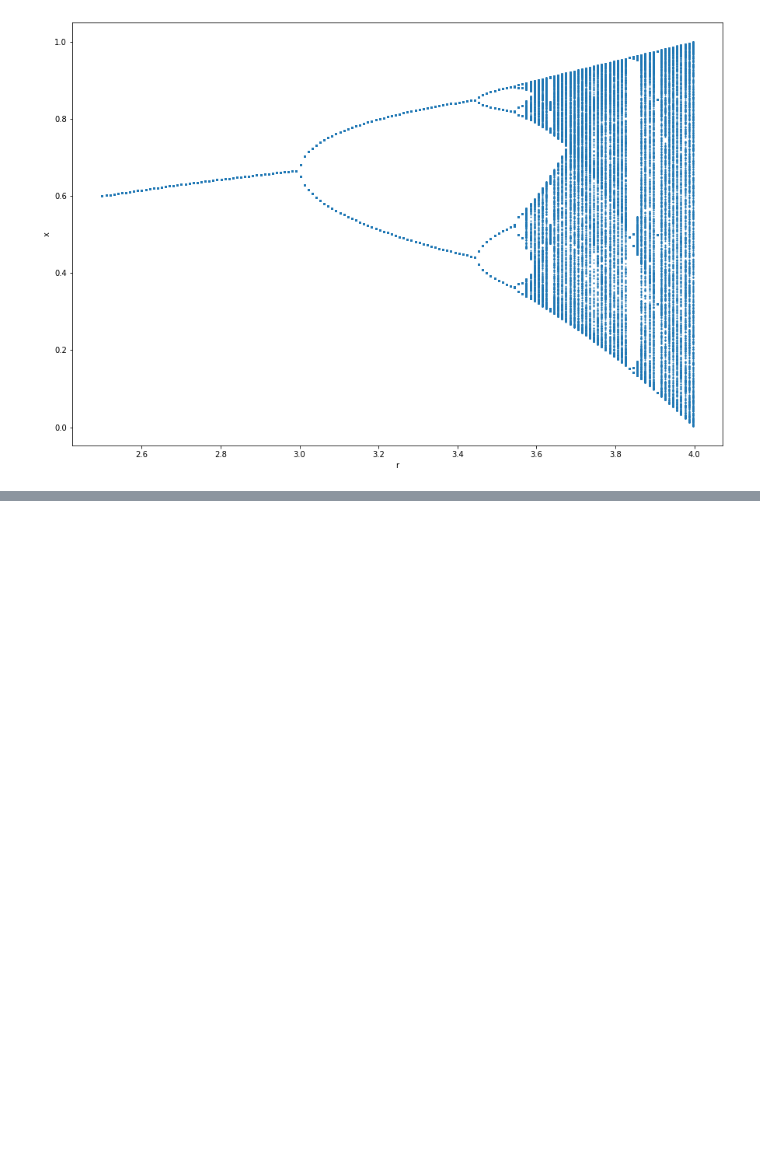
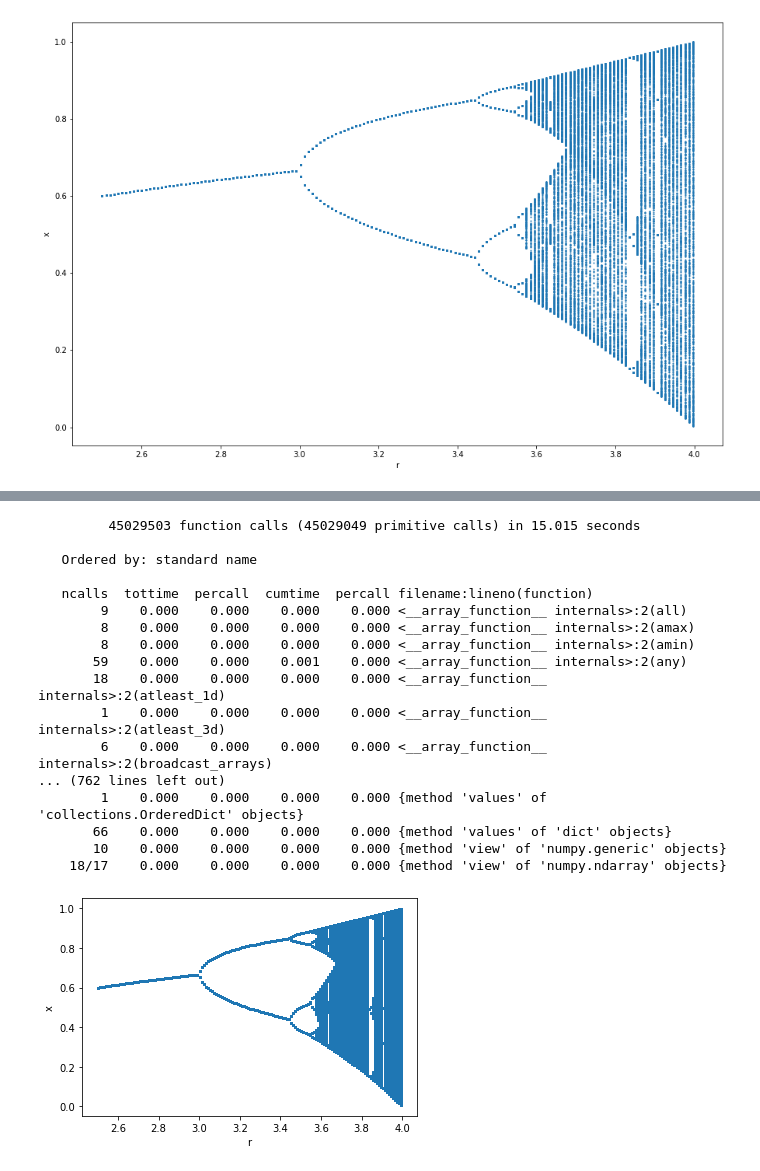
Before and after one commit to NesterukSergey/HP_Python, a Jupyter notebook: bifurcation_map.ipynb, the cells around one changed output, grey strips where cells are left out. Saved outputs shown, nothing was run; the diff lists cells and outputs as text; code cells hidden in the pictures; blank space fills up the shorter version.

```diff
--- a/bifurcation_map.ipynb
+++ b/bifurcation_map.ipynb
@@ -55,0 +63,21 @@ draw_bifurcation_map(min_r=2.5, max_r=5, loops=1000, skip=1000)
+# %%
+cProfile.run('draw_bifurcation_map(min_r=2.5, max_r=5, loops=5000, skip=5000)' )
+# %% [output]
+         45029503 function calls (45029049 primitive calls) in 15.015 seconds
+
+   Ordered by: standard name
+
+   ncalls  tottime  percall  cumtime  percall filename:lineno(function)
+        9    0.000    0.000    0.000    0.000 <__array_function__ internals>:2(all)
+        8    0.000    0.000    0.000    0.000 <__array_function__ internals>:2(amax)
+        8    0.000    0.000    0.000    0.000 <__array_function__ internals>:2(amin)
+       59    0.000    0.000    0.001    0.000 <__array_function__ internals>:2(any)
+       18    0.000    0.000    0.000    0.000 <__array_function__ internals>:2(atleast_1d)
+        1    0.000    0.000    0.000    0.000 <__array_function__ internals>:2(atleast_3d)
+        6    0.000    0.000    0.000    0.000 <__array_function__ internals>:2(broadcast_arrays)
+... (762 lines left out)
+        1    0.000    0.000    0.000    0.000 {method 'values' of 'collections.OrderedDict' objects}
+       66    0.000    0.000    0.000    0.000 {method 'values' of 'dict' objects}
+       10    0.000    0.000    0.000    0.000 {method 'view' of 'numpy.generic' objects}
+    18/17    0.000    0.000    0.000    0.000 {method 'view' of 'numpy.ndarray' objects}
+[figure, added]
```
Also changed, not shown: parts of 7 cells of this notebook, 6 other files.
